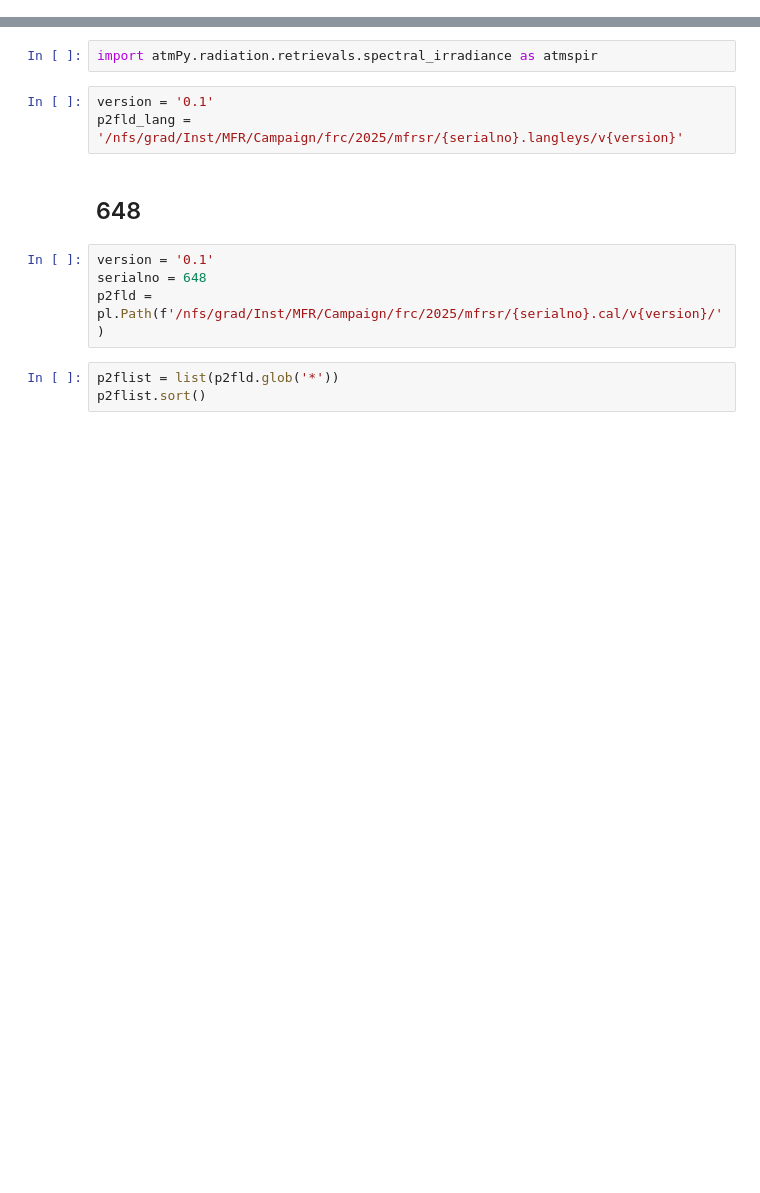
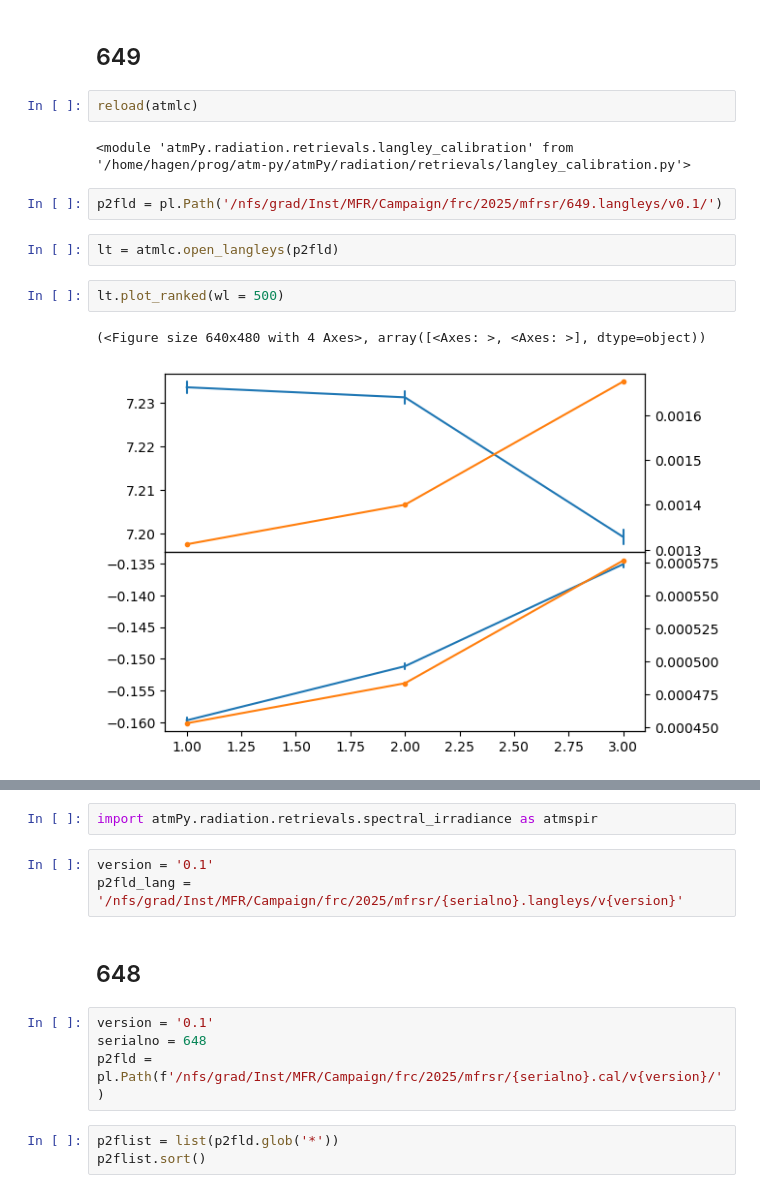
Before and after one commit to HagenTelg/cmpaign_2025_PMOD, a Jupyter notebook: langleys.ipynb, the cells around one changed output, grey strips where cells are left out. Cells and saved outputs as stored; diff of their text form; blank space fills up the shorter version.

```diff
--- a/langleys.ipynb
+++ b/langleys.ipynb
@@ -0,0 +15,15 @@
+# %% [markdown]
+## 649
+# %%
+reload(atmlc)
+# %% [output]
+<module 'atmPy.radiation.retrievals.langley_calibration' from '/home/hagen/prog/atm-py/atmPy/radiation/retrievals/langley_calibration.py'>
+# %%
+p2fld = pl.Path('/nfs/grad/Inst/MFR/Campaign/frc/2025/mfrsr/649.langleys/v0.1/')
+# %%
+lt = atmlc.open_langleys(p2fld)
+# %%
+lt.plot_ranked(wl = 500)
+# %% [output]
+(<Figure size 640x480 with 4 Axes>, array([<Axes: >, <Axes: >], dtype=object))
+[figure, added]
```
Also changed, not shown: parts of 25 cells of this notebook, 2 other files.
